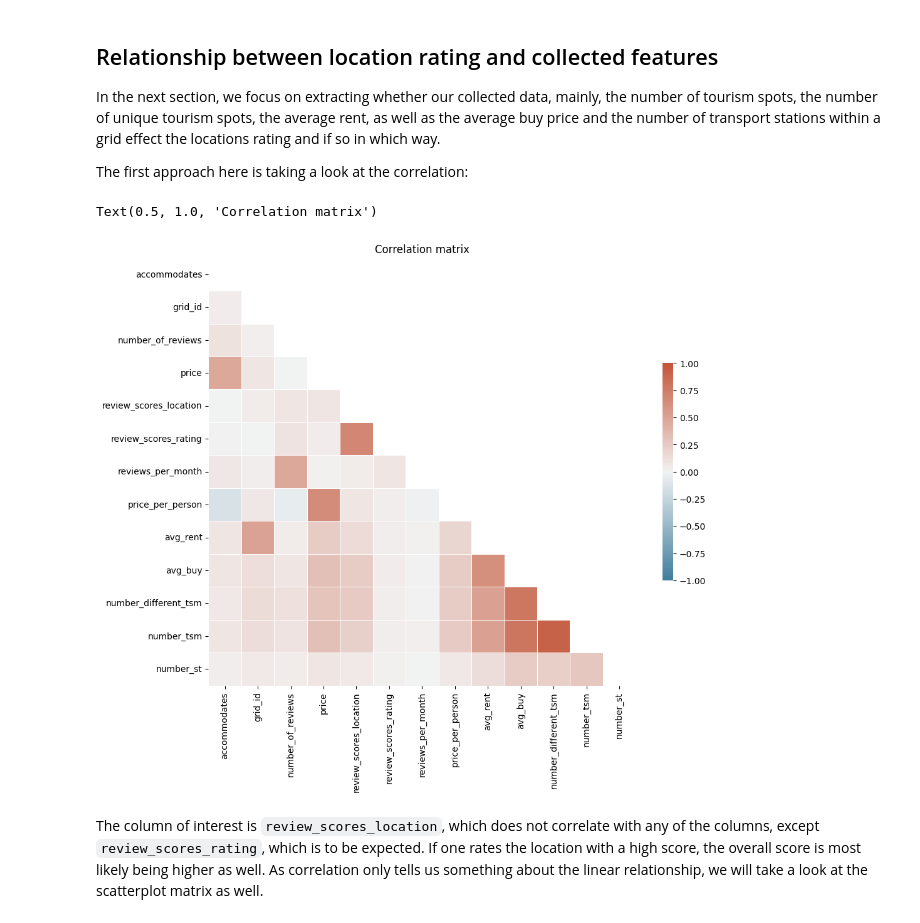
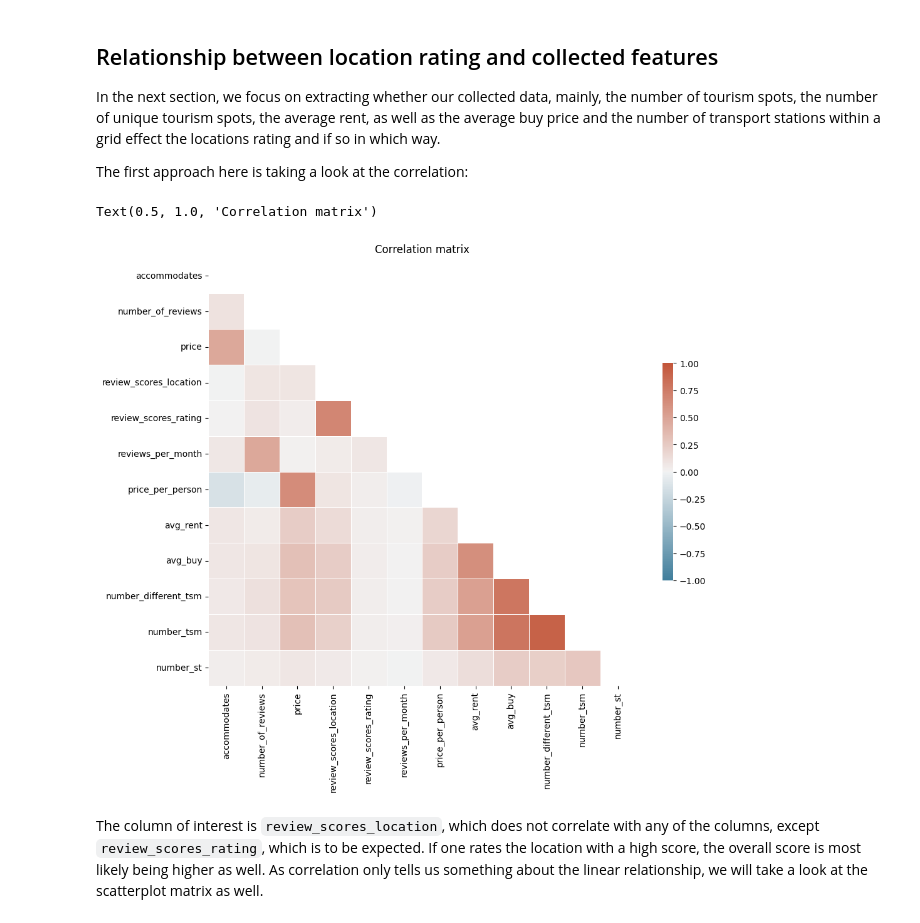
Before and after one commit to EderChri/DOPP, a Jupyter notebook: Group_17.ipynb, the cells around one changed output. Saved outputs shown, nothing was run; the diff lists cells and outputs as text; code cells hidden in the pictures.

```diff
--- a/Group_17.ipynb
+++ b/Group_17.ipynb
@@ -549,17 +574,17 @@ The first approach here is taking a look at the correlation:
 # %%
 model_data = pd.read_csv('data/model_data.csv')
 
-relevant_features_df = model_data.drop(['index', 'Point', 'id', 'post'], axis=1)
+relevant_features_df = model_data.drop(['index', 'Point', 'id', 'post', 'grid_id'], axis=1)
 corr = relevant_features_df.corr(numeric_only=True)
 mask = np.triu(np.ones_like(corr, dtype=bool))
 f, ax = plt.subplots(figsize=(11, 9))
 cmap = sns.diverging_palette(230, 20, as_cmap=True)
 sns.heatmap(corr, mask=mask, cmap=cmap, vmax=1, vmin=-1, center=0,
             square=True, linewidths=.5, cbar_kws={"shrink": .5})
 plt.title("Correlation matrix")
 # %% [output]
 Text(0.5, 1.0, 'Correlation matrix')
-[figure, old version]
+[figure, new version]
 # %% [markdown]
 The column of interest is `review_scores_location`, which does not correlate with any of the columns, except `review_scores_rating`, which is to be expected. If one rates the location with a high score, the overall score is most likely being higher as well.
 As correlation only tells us something about the linear relationship, we will take a look at the scatterplot matrix as well.
```
Also changed, not shown: parts of 36 cells of this notebook.
